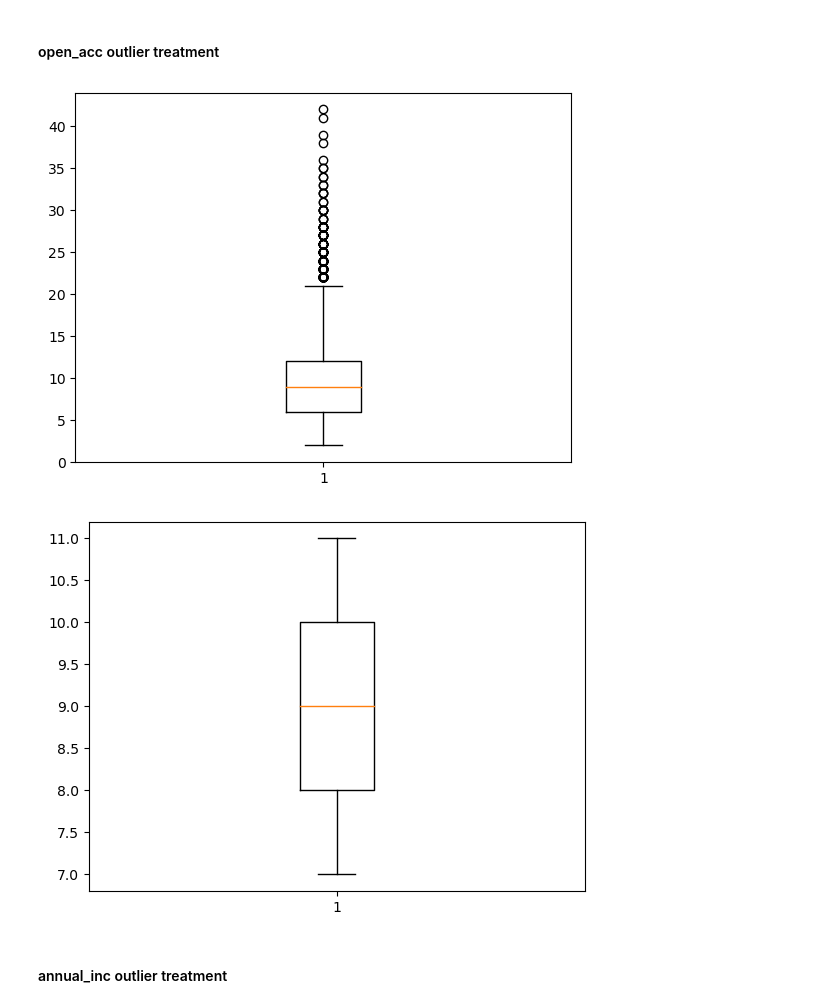
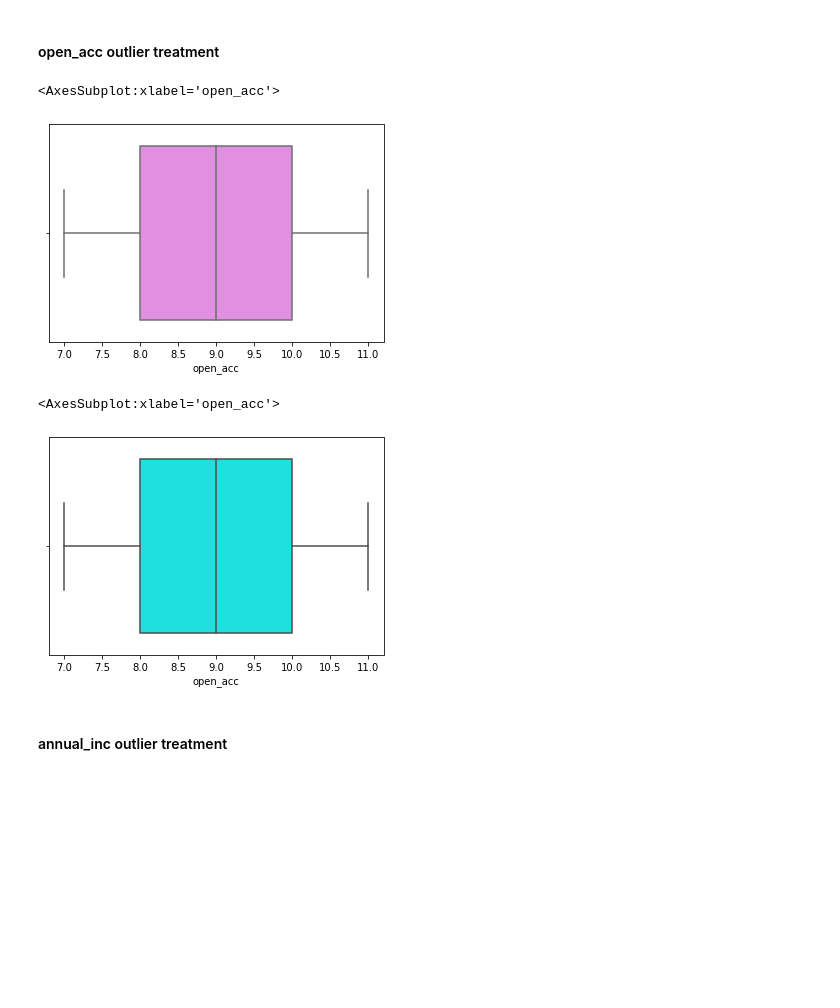
Before and after one commit to abhi-singh-123/Lending-club-case-study, a Jupyter notebook: Lending-Club-Case-Study.ipynb, the cells around one changed output. Cells and saved outputs as stored; diff of their text form; code cells hidden in the pictures; blank space fills up the shorter version.

Commit message:
Changing charts visualization

```diff
--- a/Lending-Club-Case-Study.ipynb
+++ b/Lending-Club-Case-Study.ipynb
@@ -246,6 +246,10 @@ df_after_dropped_cols["term"] = df_after_dropped_cols.term.apply(lambda x: x.spl
 # %%
 #int_rate is in % let's convert to float and remove string "%"
 df_after_dropped_cols.int_rate=df_after_dropped_cols.int_rate.apply(lambda x: x[:-1]).astype('float64')
+# %%
+#For a better visualization of the column emp_length, its type is change it to str
+
+df_after_dropped_cols['emp_length'] = df_after_dropped_cols['emp_length'].apply(lambda x: str(x))
 # %%
 df_after_dropped_cols.shape
 # %% [output]
@@ -448,10 +452,10 @@ plt.show()
 # %%
 #Visual analysis of outliers for open_acc
 
-plt.boxplot(df_after_dropped_cols['open_acc'])
-plt.show()
+sns.boxplot(x=df_after_dropped_cols['open_acc'],color='Violet')
 # %% [output]
+<AxesSubplot:xlabel='open_acc'>
-[figure, old version]
+[figure, new version]
 # %%
 #Dropping outliers for open_acc
 
@@ -461,10 +465,10 @@ IQR=open_acc_75th_percentile - open_acc_25th_percentile
 df_after_dropped_cols=df_after_dropped_cols[(df_after_dropped_cols['open_acc']>open_acc_25th_percentile) & (df_after_dropped_cols['open_acc']<open_acc_75th_percentile)]
 # %%
 #open_acc after removing outlier
-plt.boxplot(df_after_dropped_cols['open_acc'])
-plt.show()
+sns.boxplot(x=df_after_dropped_cols['open_acc'],color='Cyan')
 # %% [output]
+<AxesSubplot:xlabel='open_acc'>
-[figure, old version]
+[figure, new version]
 # %% [markdown]
 #### annual_inc outlier treatment
 # %%
```
Also changed, not shown: parts of 14 cells of this notebook.
